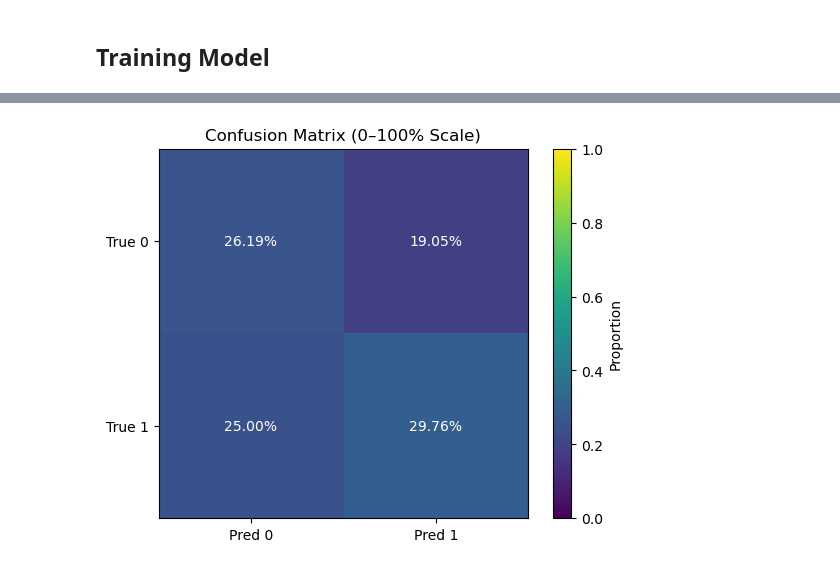
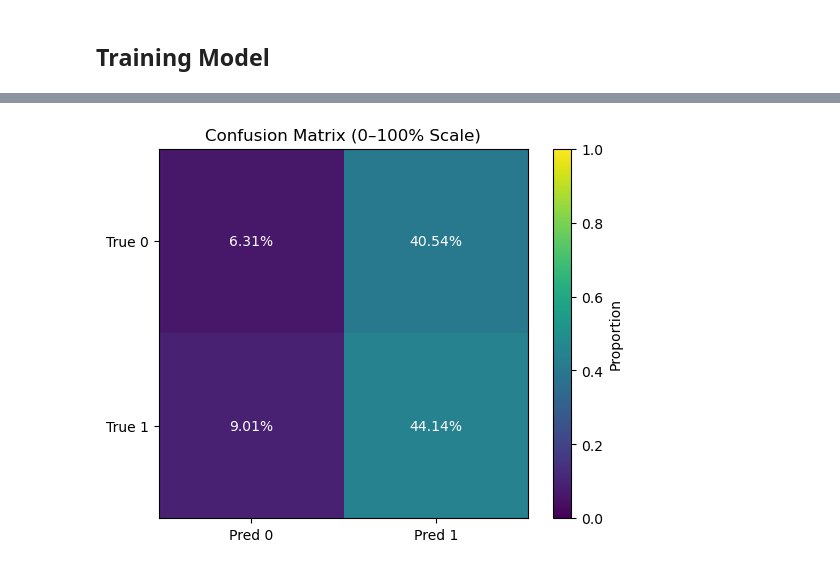
Before and after one commit to GrantThurman/stock-price-predictor, a Jupyter notebook: predictor.ipynb, the cells around one changed output, grey strips where cells are left out. Saved outputs shown, nothing was run; the diff lists cells and outputs as text; code cells hidden in the pictures.

Commit message:
Use new data in predictor model
Now that the data is split and then normalized, we have to create sequences with training, validation, and test data.

```diff
--- a/predictor.ipynb
+++ b/predictor.ipynb
@@ -41,3 +13,30 @@ y_train, y_val, y_test = y[:first_split], y[first_split:second_split], y[second_
+# %%
+X_train = pd.read_csv("clean_data/X_train.csv")
+X_val = pd.read_csv("clean_data/X_val.csv")
+X_test = pd.read_csv("clean_data/X_test.csv")
+
+y_train = pd.read_csv("clean_data/y_train.csv")
+y_val = pd.read_csv("clean_data/y_val.csv")
+y_test = pd.read_csv("clean_data/y_test.csv")
+# %%
+def create_sequences(X_df, y_df, window_size):
+    X_seq, y_seq = [], []
+
+    X_vals = X_df.values
+    y_vals = y_df.values
+
+    for i in range(len(X_vals) - window_size):
+        X_seq.append(X_vals[i : i + window_size])
+        y_seq.append(y_vals[i + window_size - 1])
+
+    return np.array(X_seq), np.array(y_seq)
+
+window_size = 60
+num_features = len(X_train.columns)
+
+X_train_seq, y_train_seq = create_sequences(X_train, y_train, window_size)
+X_val_seq, y_val_seq = create_sequences(X_val, y_val, window_size)
+X_test_seq, y_test_seq = create_sequences(X_test, y_test, window_size)
 # %% [markdown]
 ## Model
 
@@ -94,9 +93,9 @@ callback = EarlyStopping(monitor="val_loss",
 
 model.compile(loss="binary_crossentropy", optimizer="adam", metrics=["accuracy"])
 
-history = model.fit(X_train, y_train, batch_size=32, epochs=200, callbacks=[callback], validation_data=(X_val, y_val))
+history = model.fit(X_train_seq, y_train_seq, batch_size=32, epochs=200, callbacks=[callback], validation_data=(X_val_seq, y_val_seq))
 
-score = model.evaluate(X_test, y_test, verbose=0)
+score = model.evaluate(X_test_seq, y_test_seq, verbose=0)
 print("Test loss:", score[0])
 print("Test accuracy:", score[1])
 # %% [output]
@@ -129,9 +128,9 @@ plt.legend()
 # %%
-y_prob = model.predict(X_test)
+y_prob = model.predict(X_test_seq)
 
 y_pred = (y_prob > 0.5).astype(int)
 
-cm = confusion_matrix(y_test, y_pred)
+cm = confusion_matrix(y_test_seq, y_pred)
 
 cm = cm / cm.sum()
 
@@ -158 +156 @@ WARNING:tensorflow:5 out of the last 13 calls to <function TensorFlowTrainer.mak
-[figure, old version]
+[figure, new version]
```
Also changed, not shown: parts of 7 cells of this notebook.
